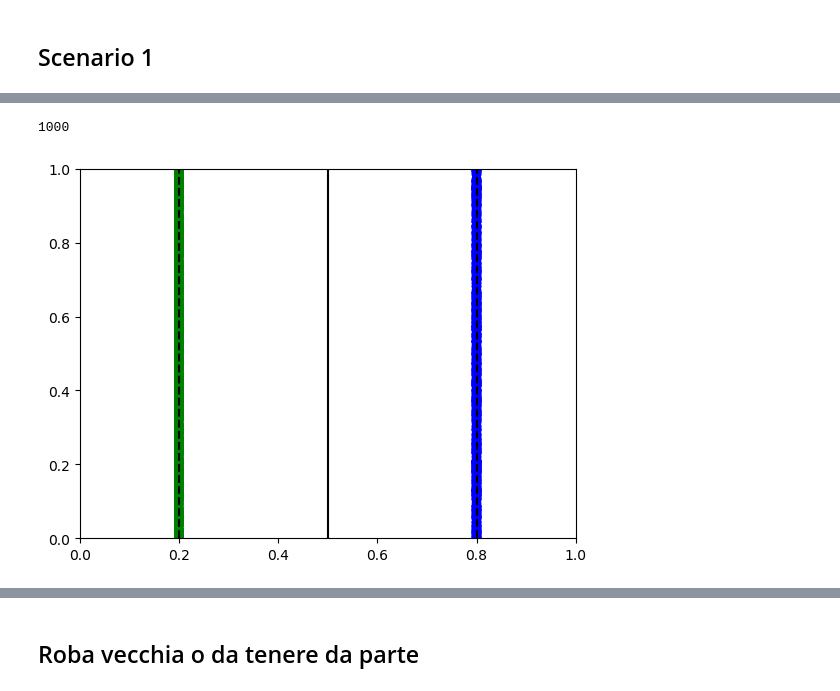
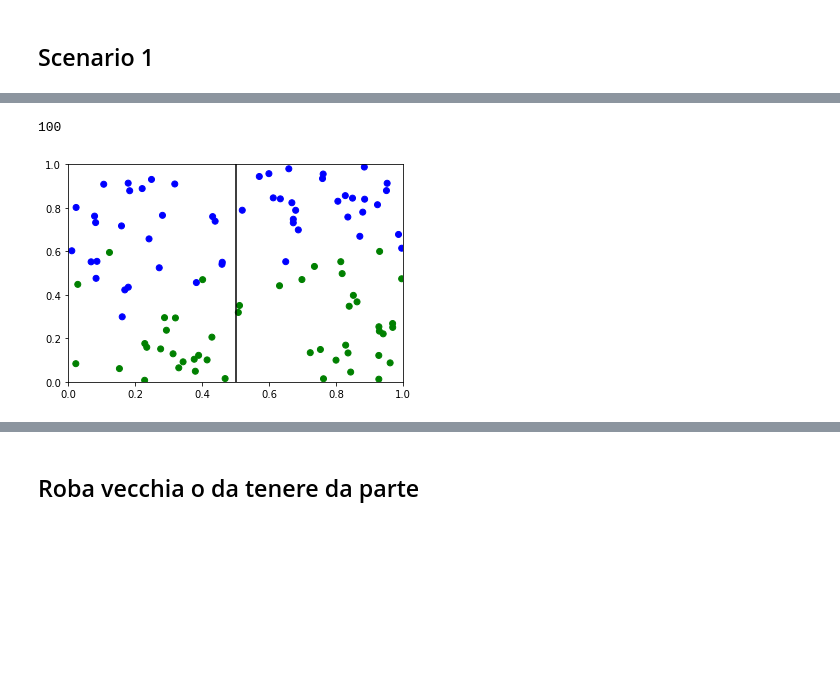
Before and after one commit to dariomalchiodi/budget-svm, a Jupyter notebook: svm-budget.ipynb, the cells around one changed output, grey strips where cells are left out. Drawn from its saved outputs; the diff is of its cells as text; code cells hidden in the pictures; blank space fills up the shorter version.

```diff
--- a/svm-budget.ipynb
+++ b/svm-budget.ipynb
@@ -229,5 +223,5 @@ or from the matplotlib source distribution
 # %%
-X, y = generate_data(n=1000)
+X, y = generate_data(n=100)
 # %%
 def gr_dataset(X, y, df=None):
 
@@ -271,7 +247,7 @@ sol_classic = s.solve(X, y, budget=None, C=C, kernel=k)
 # %%
 sum(sol_classic > 0)
 # %% [output]
-1000
+100
 # %%
 def get_sv_classifier(X, y, sol, C, k):
     X = np.array(X)
@@ -296,23 +272,24 @@ def get_sv_classifier(X, y, sol, C, k):
 # %%
 sv_classifier = get_sv_classifier(X, y, sol_classic, C, k)
 # %%
-def gr_classifier(classifier, X, y):
+def gr_classifier(classifier, X, y, margin=False):
     x_range = np.linspace(0, 1, 30)
     y_range = np.linspace(0, 1, 30)
     x_grid, y_grid = np.meshgrid(x_range, y_range)
     z = np.array([classifier(*a) for a in np.array((np.ravel(x_grid), np.ravel(y_grid))).T])
     z_grid = z.reshape(x_grid.shape)
 
     plt.contour(x_grid, y_grid, z_grid, [0], colors='k')
-    plt.contour(x_grid, y_grid, z_grid, [-1, 1], colors='k', linestyles='dashed')
+    if margin:
+        plt.contour(x_grid, y_grid, z_grid, [-1, 1], colors='k', linestyles='dashed')
 
     gr_dataset(X, y)
 
     plt.show()
 
 gr_classifier(sv_classifier, X, y)
 # %% [output]
-[figure, old version]
+[figure, new version]
 # %%
 sol_budget = s.solve(X, y, budget=3, C=C, kernel=k)
 sum(sol_budget > 0)
```
Also changed, not shown: parts of 25 cells of this notebook, 1 other file.
